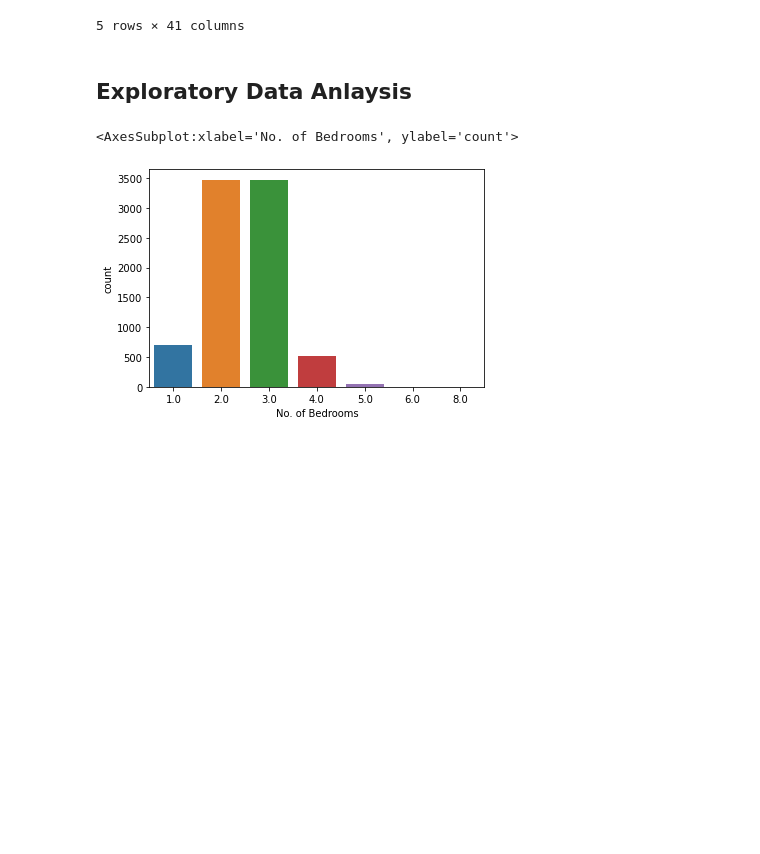
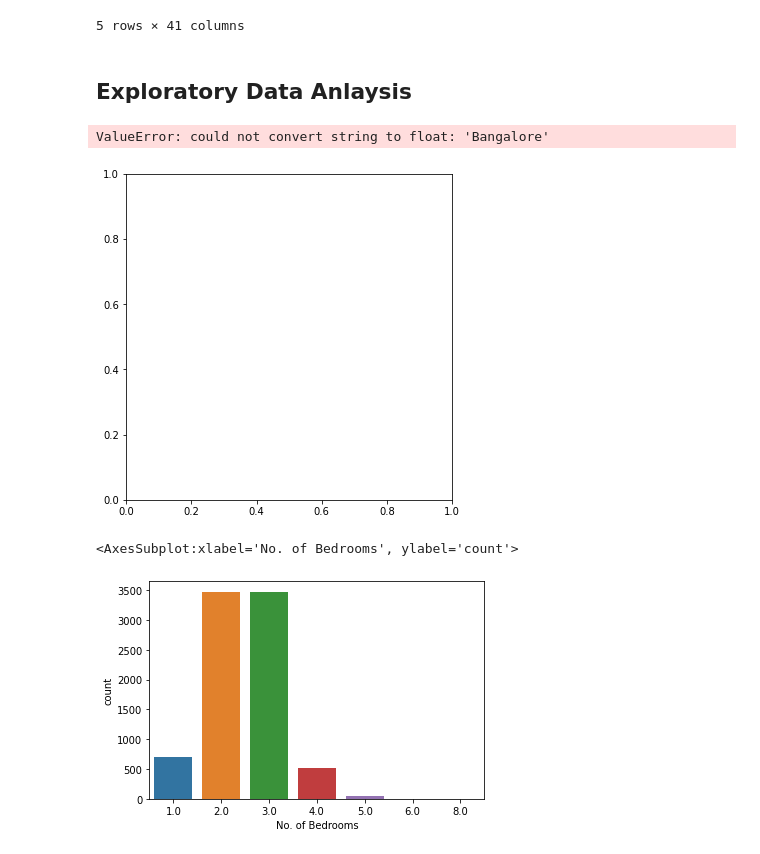
Before and after one commit to rohanstomar11/Machine-Learning, a Jupyter notebook: 8.) Housing Price Prediction/Housing Price Prediction.ipynb, the cells around one changed output. Cells and saved outputs as stored; diff of their text form; code cells hidden in the pictures; blank space fills up the shorter version.

```diff
--- a/8.) Housing Price Prediction/Housing Price Prediction.ipynb
+++ b/8.) Housing Price Prediction/Housing Price Prediction.ipynb
@@ -156,6 +156,16 @@ df.head()
 5 rows × 41 columns
 # %% [markdown]
 ## Exploratory Data Anlaysis
+# %%
+#Using matplotlib
+pie, ax = plt.subplots(figsize=[10,6])
+labels = df['City'].keys()
+plt.pie(x=sns.crosstab(df,df['City'], autopct="%.1f%%", explode=[0.05]*4, labels=labels, pctdistance=0.5)
+plt.title("Delivery Tips by type", fontsize=14);
+pie.savefig("DeliveryPieChart.png")
+# %% [output]
+ValueError: could not convert string to float: 'Bangalore'
+[figure, added]
 # %%
 sns.countplot(df['No. of Bedrooms'])
 # %% [output]
```
Also changed, not shown: 2 other files.
